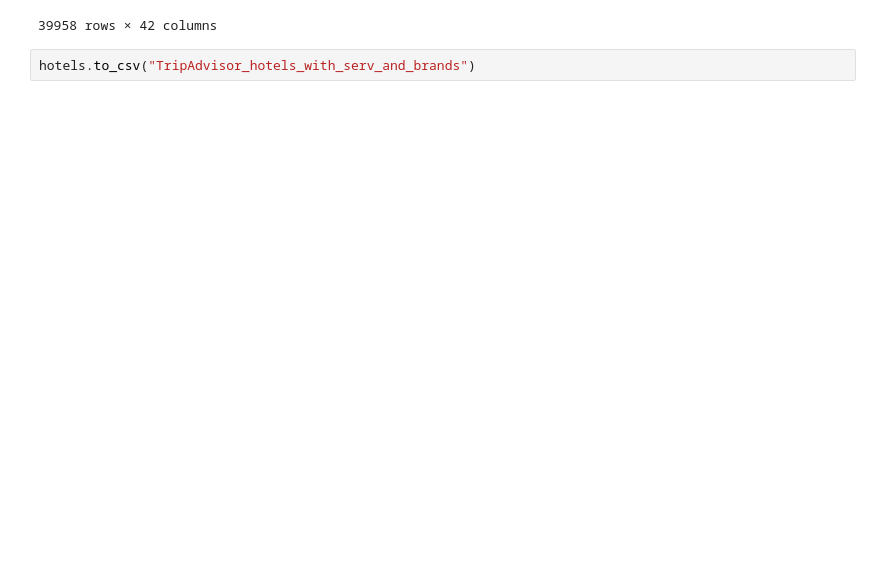
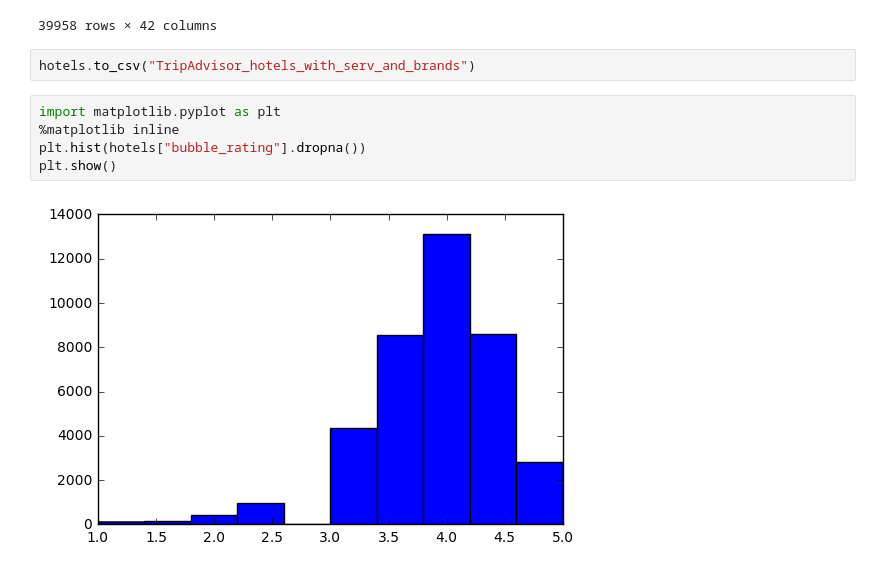
Before and after one commit to dataforgoodfr/batch2_newbed, a Jupyter notebook: Filtrage brands .ipynb, the cells around one changed output. Cells and saved outputs as stored; diff of their text form; blank space fills up the shorter version.

```diff
--- a/Filtrage brands .ipynb
+++ b/Filtrage brands .ipynb
@@ -57,3 +57,10 @@ hotels
 39958 rows × 42 columns
 # %%
 hotels.to_csv("TripAdvisor_hotels_with_serv_and_brands")
+# %%
+import matplotlib.pyplot as plt
+%matplotlib inline
+plt.hist(hotels["bubble_rating"].dropna())
+plt.show()
+# %% [output]
+[figure, added]
```
Also changed, not shown: 24 other files.
